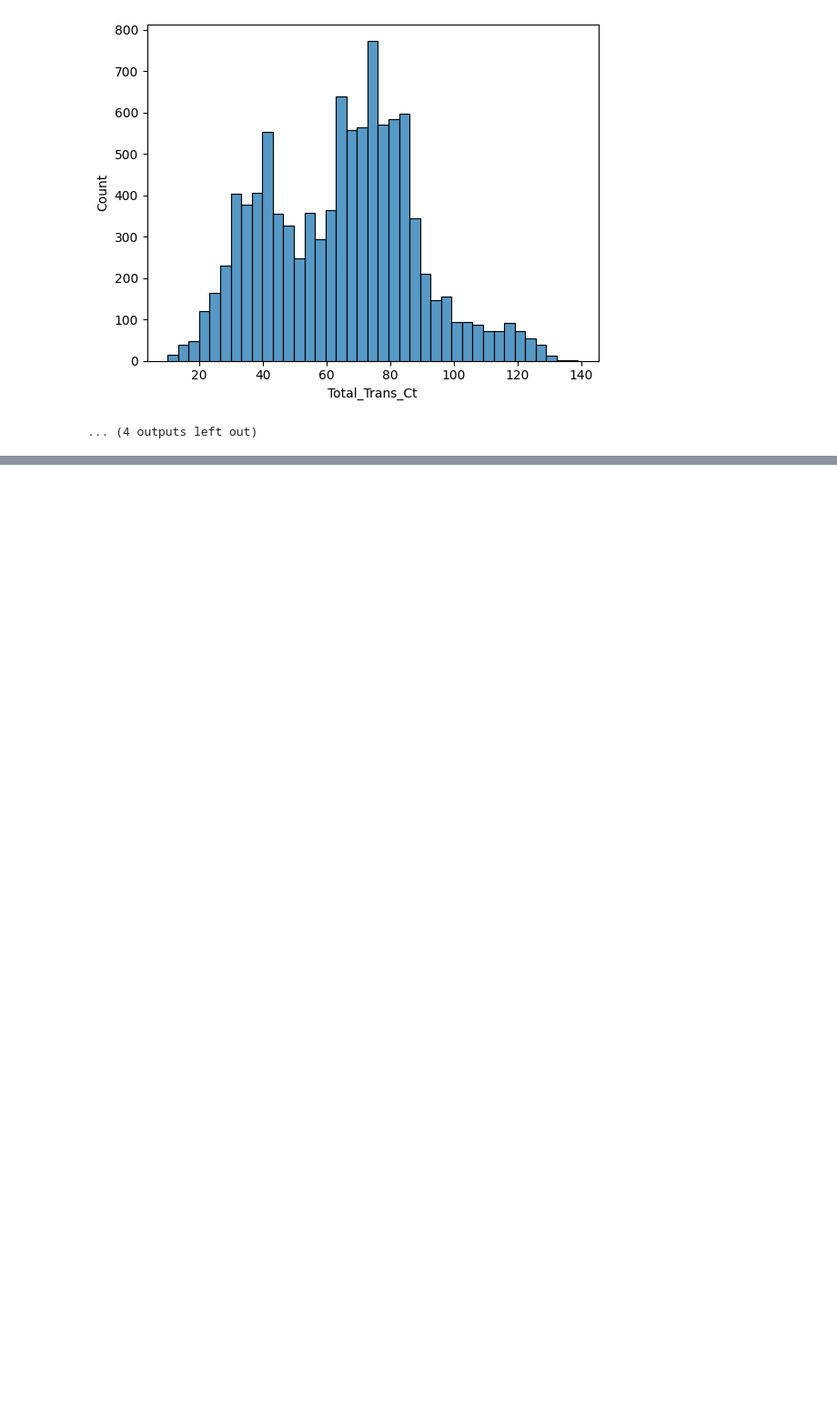
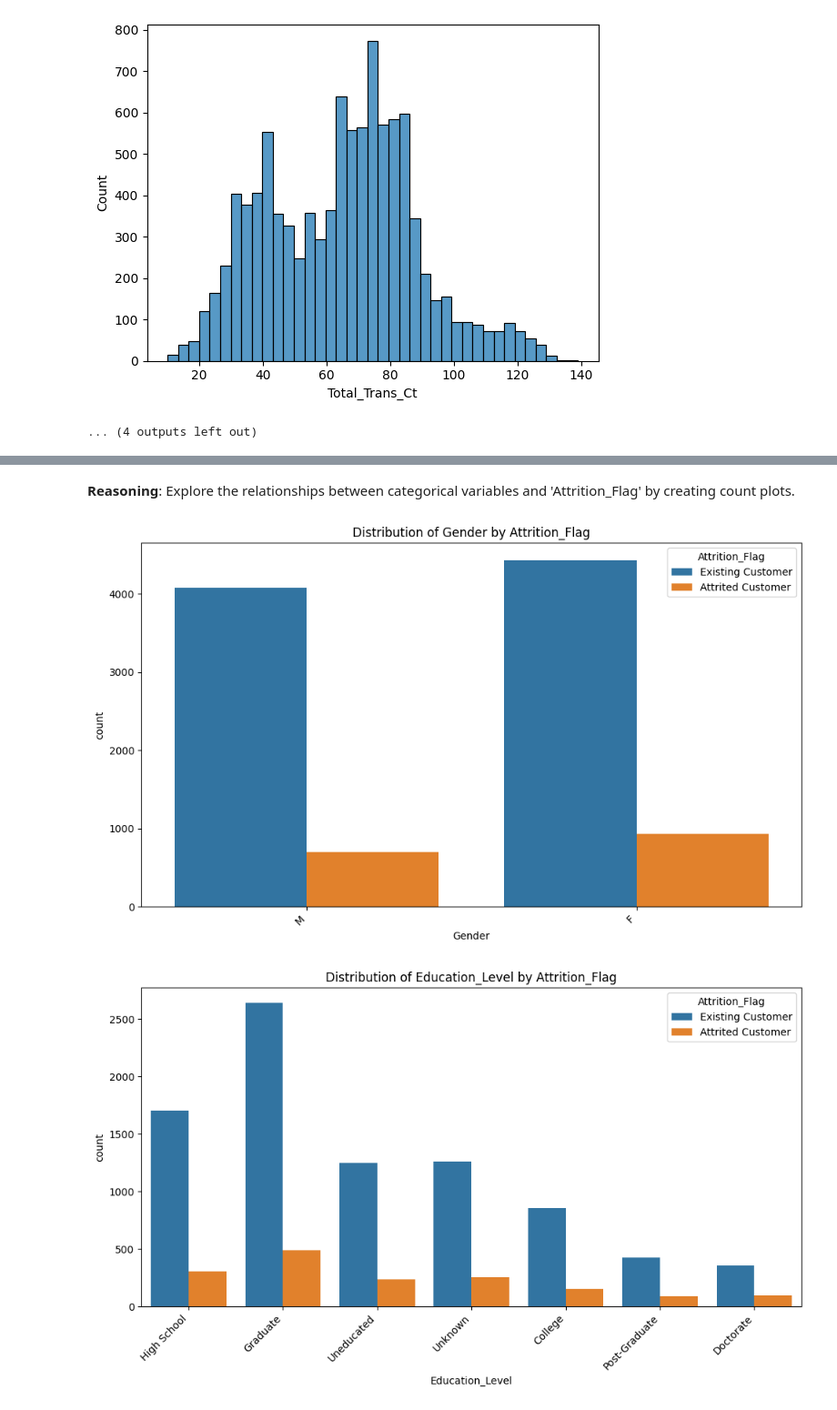
Before and after one commit to Grace-1420/BankChurners, a Jupyter notebook: BankChurners.ipynb, the cells around one changed output, grey strips where cells are left out. Shown at 91% size. Saved outputs shown, nothing was run; the diff lists cells and outputs as text; code cells hidden in the pictures; blank space fills up the shorter version.

```diff
--- a/BankChurners.ipynb
+++ b/BankChurners.ipynb
@@ -171,0 +233,19 @@ for i in numeric_columns:
+# %% [markdown]
+**Reasoning**:
+Explore the relationships between categorical variables and 'Attrition_Flag' by creating count plots.
+# %%
+categorical_columns = df.select_dtypes(include='object').columns.tolist()
+column_to_remove = 'Attrition_Flag'
+if column_to_remove in categorical_columns:
+    categorical_columns.remove(column_to_remove)
+
+for col in categorical_columns:
+    plt.figure(figsize=(10, 6))
+    sns.countplot(data=df, x=col, hue='Attrition_Flag')
+    plt.title(f'Distribution of {col} by Attrition_Flag')
+    plt.xticks(rotation=45, ha='right')
+    plt.tight_layout()
+    plt.show()
+# %% [output]
+[figure, added]
+[figure, added]
```
Also changed, not shown: parts of 18 cells of this notebook.
